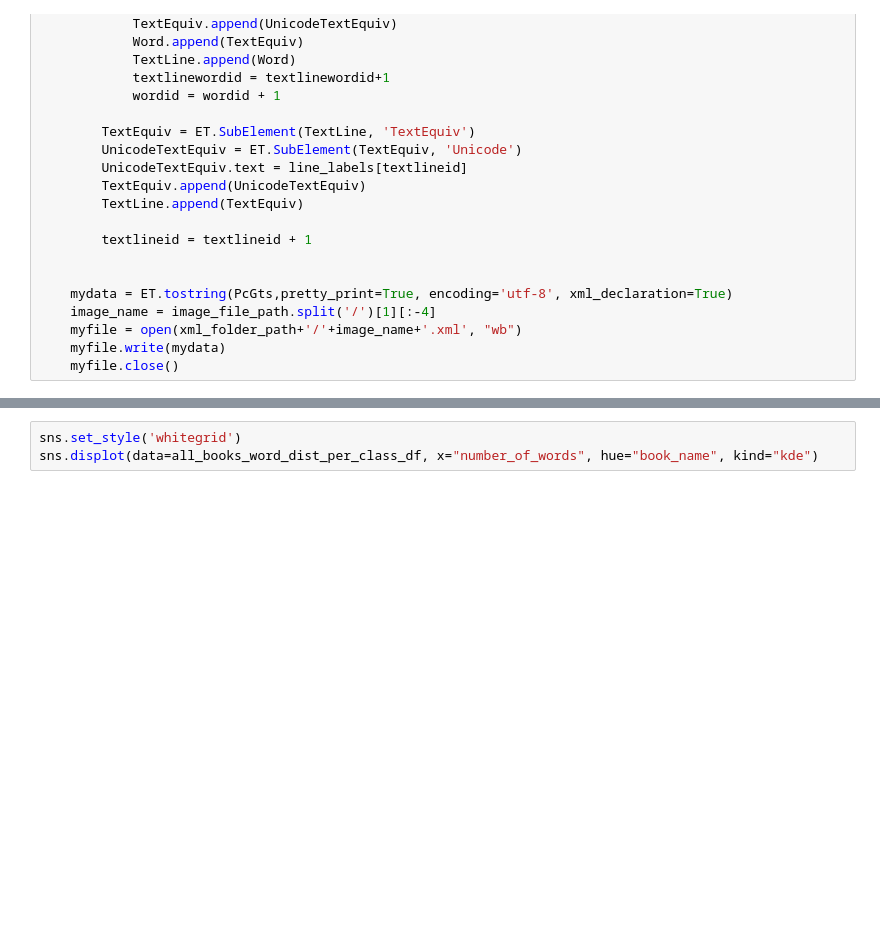
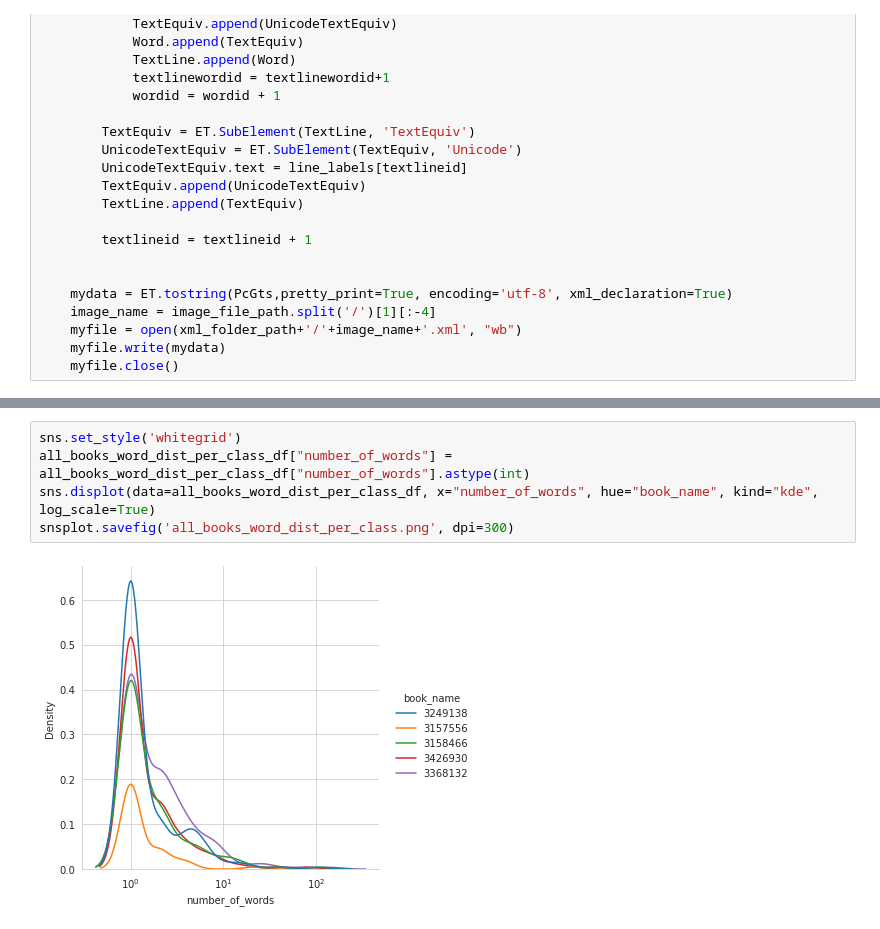
Before and after one commit to beratkurar/vmlhd_dataset_text_line_annotations_from_word_annotations, a Jupyter notebook: vml_pagexml_line_and_word_labels_from_word_labels_with_statistics.ipynb, the cells around one changed output, grey strips where cells are left out. Cells and saved outputs as stored; diff of their text form; blank space fills up the shorter version.

```diff
--- a/vml_pagexml_line_and_word_labels_from_word_labels_with_statistics.ipynb
+++ b/vml_pagexml_line_and_word_labels_from_word_labels_with_statistics.ipynb
@@ -367,3 +388,7 @@ sns.displot(data=all_books_line_dist_per_page_df, x="number_of_lines", hue="book
 # %%
 sns.set_style('whitegrid')
-sns.displot(data=all_books_word_dist_per_class_df, x="number_of_words", hue="book_name", kind="kde")
+all_books_word_dist_per_class_df["number_of_words"] = all_books_word_dist_per_class_df["number_of_words"].astype(int)
+sns.displot(data=all_books_word_dist_per_class_df, x="number_of_words", hue="book_name", kind="kde", log_scale=True)
+snsplot.savefig('all_books_word_dist_per_class.png', dpi=300)
+# %% [output]
+[figure, added]
```
Also changed, not shown: parts of 10 cells of this notebook.
